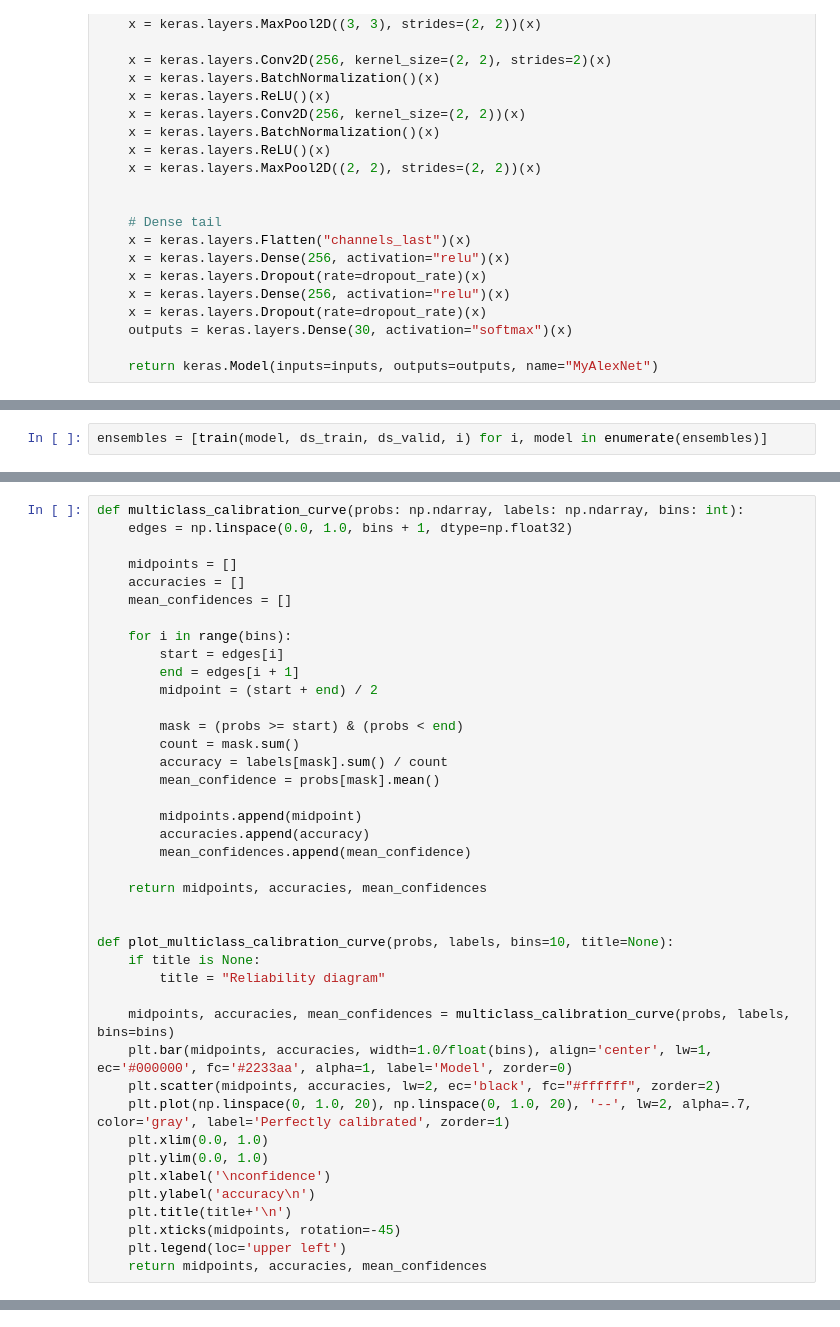
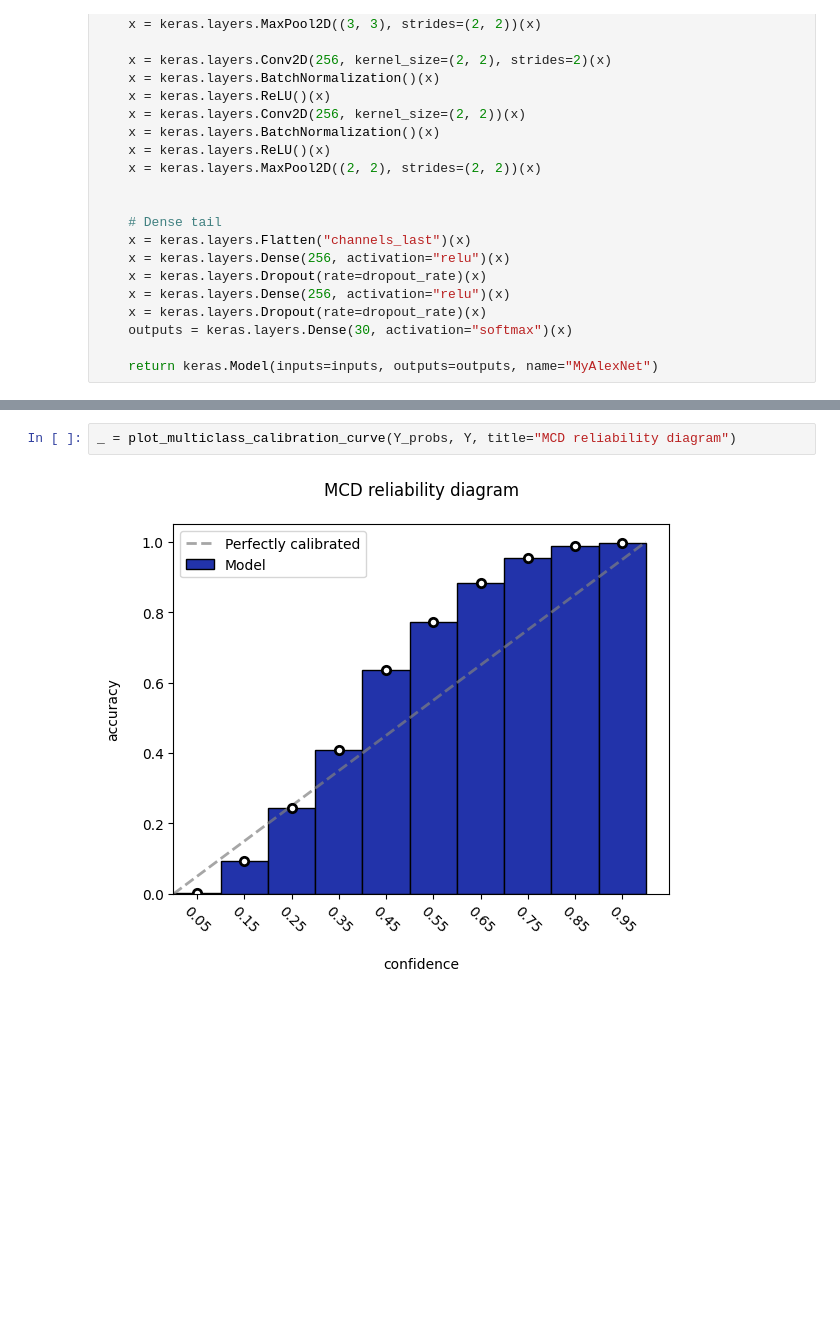
Before and after one commit to Kaszkietio/IML_Voice_Recognition, a Jupyter notebook: notebooks/extra-uncertainty.ipynb, the cells around one changed output, grey strips where cells are left out. Cells and saved outputs as stored; diff of their text form; blank space fills up the shorter version.

Commit message:
Added exploration of monte carlo dropout and ensemble methods

```diff
--- a/notebooks/extra-uncertainty.ipynb
+++ b/notebooks/extra-uncertainty.ipynb
@@ -119,2 +173,0 @@ def train(model: keras.Model, ds_train: tf.data.Dataset, ds_valid: tf.data.Datas
-# %%
-ensembles = [train(model, ds_train, ds_valid, i) for i, model in enumerate(ensembles)]
@@ -228,41 +196,0 @@ array([[0.0238649 , 0.00712674, 0.00676728, ..., 0.03654487, 0.01506905,
-# %%
-def multiclass_calibration_curve(probs: np.ndarray, labels: np.ndarray, bins: int):
-    edges = np.linspace(0.0, 1.0, bins + 1, dtype=np.float32)
-
-    midpoints = []
-    accuracies = []
-    mean_confidences = []
-
-    for i in range(bins):
-        start = edges[i]
-        end = edges[i + 1]
-        midpoint = (start + end) / 2
-
-        mask = (probs >= start) & (probs < end)
-        count = mask.sum()
-        accuracy = labels[mask].sum() / count
-        mean_confidence = probs[mask].mean()
-
-        midpoints.append(midpoint)
-        accuracies.append(accuracy)
-        mean_confidences.append(mean_confidence)
-
-    return midpoints, accuracies, mean_confidences
-
-
-def plot_multiclass_calibration_curve(probs, labels, bins=10, title=None):
-    if title is None:
-        title = "Reliability diagram"
-
-    midpoints, accuracies, mean_confidences = multiclass_calibration_curve(probs, labels, bins=bins)
-    plt.bar(midpoints, accuracies, width=1.0/float(bins), align='center', lw=1, ec='#000000', fc='#2233aa', alpha=1, label='Model', zorder=0)
-    plt.scatter(midpoints, accuracies, lw=2, ec='black', fc="#ffffff", zorder=2)
-    plt.plot(np.linspace(0, 1.0, 20), np.linspace(0, 1.0, 20), '--', lw=2, alpha=.7, color='gray', label='Perfectly calibrated', zorder=1)
-    plt.xlim(0.0, 1.0)
-    plt.ylim(0.0, 1.0)
-    plt.xlabel('\nconfidence')
-    plt.ylabel('accuracy\n')
-    plt.title(title+'\n')
-    plt.xticks(midpoints, rotation=-45)
-    plt.legend(loc='upper left')
-    return midpoints, accuracies, mean_confidences
@@ -294,0 +197,4 @@ plot_multiclass_calibration_curve(xd.numpy(), y)
+# %%
+_ = plot_multiclass_calibration_curve(Y_probs, Y, title="MCD reliability diagram")
+# %% [output]
+[figure, added]
```
Also changed, not shown: parts of 23 cells of this notebook.
